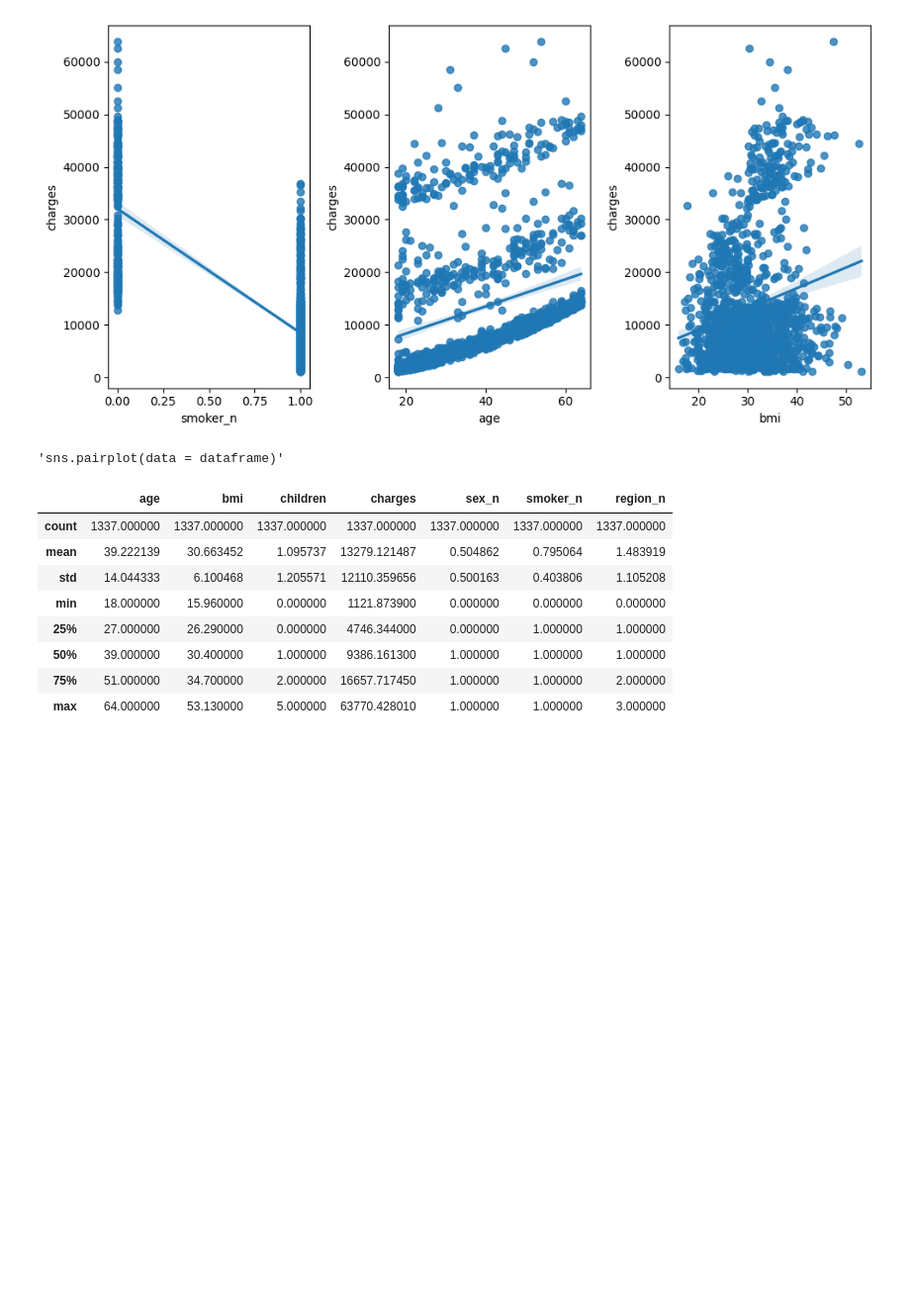
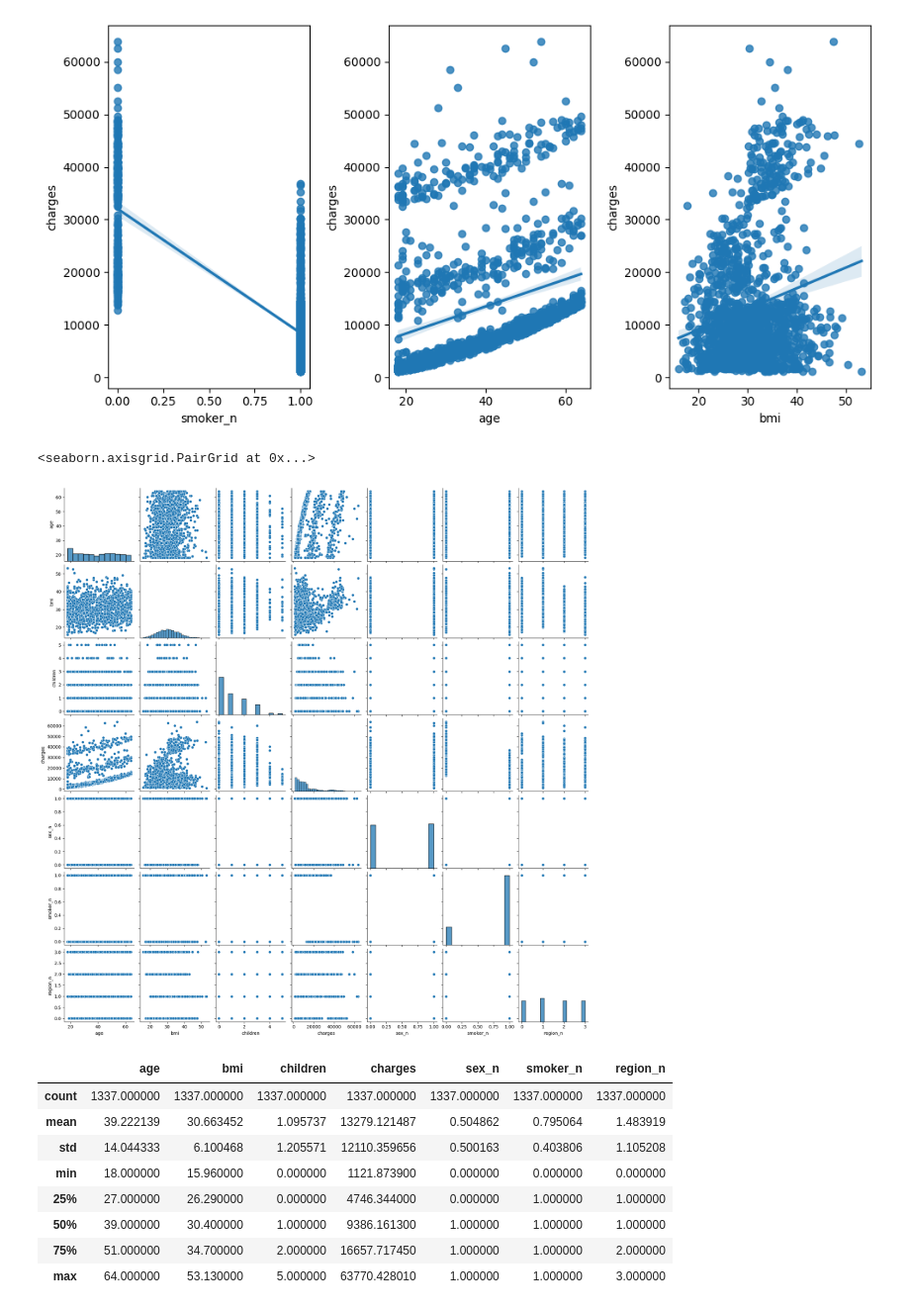
Before and after one commit to jaimed411/015-PROYECTO1-LINEAR-REGRESSION, a Jupyter notebook: src/explore.ipynb, the cells around one changed output. Shown at 99% size. Drawn from its saved outputs; the diff is of its cells as text; code cells hidden in the pictures; blank space fills up the shorter version.

```diff
--- a/src/explore.ipynb
+++ b/src/explore.ipynb
@@ -223,15 +223,18 @@ import pandas as pd
 import seaborn as sns
 import matplotlib.pyplot as plt
 
+# Create a copy of the DataFrame
+dataframe_copy = dataframe.copy()
 
-# Convert categorical columns to numerical using factorize
-dataframe['sex_n'] = pd.factorize(dataframe['sex'])[0]
-dataframe['smoker_n'] = pd.factorize(dataframe['smoker'])[0]
-dataframe['region_n'] = pd.factorize(dataframe['region'])[0]
+fig, axis = plt.subplots(figsize=(10, 7))
+
+# Convert categorical columns to numerical using factorize on the copied DataFrame
+dataframe_copy['sex_n'] = pd.factorize(dataframe_copy['sex'])[0]
+dataframe_copy['smoker_n'] = pd.factorize(dataframe_copy['smoker'])[0]
+dataframe_copy['region_n'] = pd.factorize(dataframe_copy['region'])[0]
 
 # Plot the correlation heatmap
-fig, axis = plt.subplots(figsize=(10, 7))
-sns.heatmap(dataframe[['sex_n', 'smoker_n', 'region_n', 'charges']].corr(), annot=True, fmt='.2f')
+sns.heatmap(dataframe_copy[['sex_n', 'smoker_n', 'region_n', 'charges']].corr(), annot=True, fmt='.2f')
 plt.tight_layout()
 plt.show()
 # %% [output]
@@ -288,9 +276,10 @@ plt.show()
 # %%
 #dibujar el pairplot
 
-'''sns.pairplot(data = dataframe)'''
+sns.pairplot(data = dataframe)
 # %% [output]
-'sns.pairplot(data = dataframe)'
+<seaborn.axisgrid.PairGrid at 0x...>
+[figure, added]
 # %%
 #análisis descriptivo
 
```
Also changed, not shown: parts of 3 cells of this notebook.
